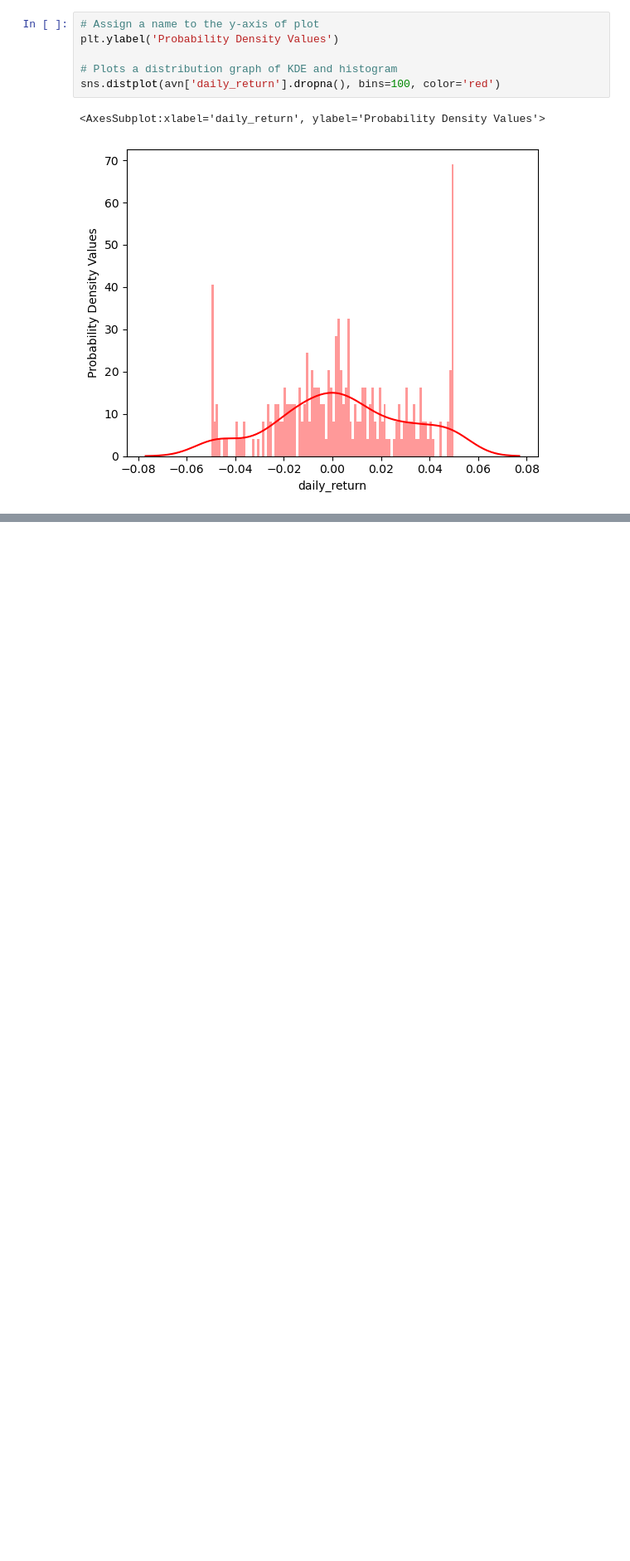
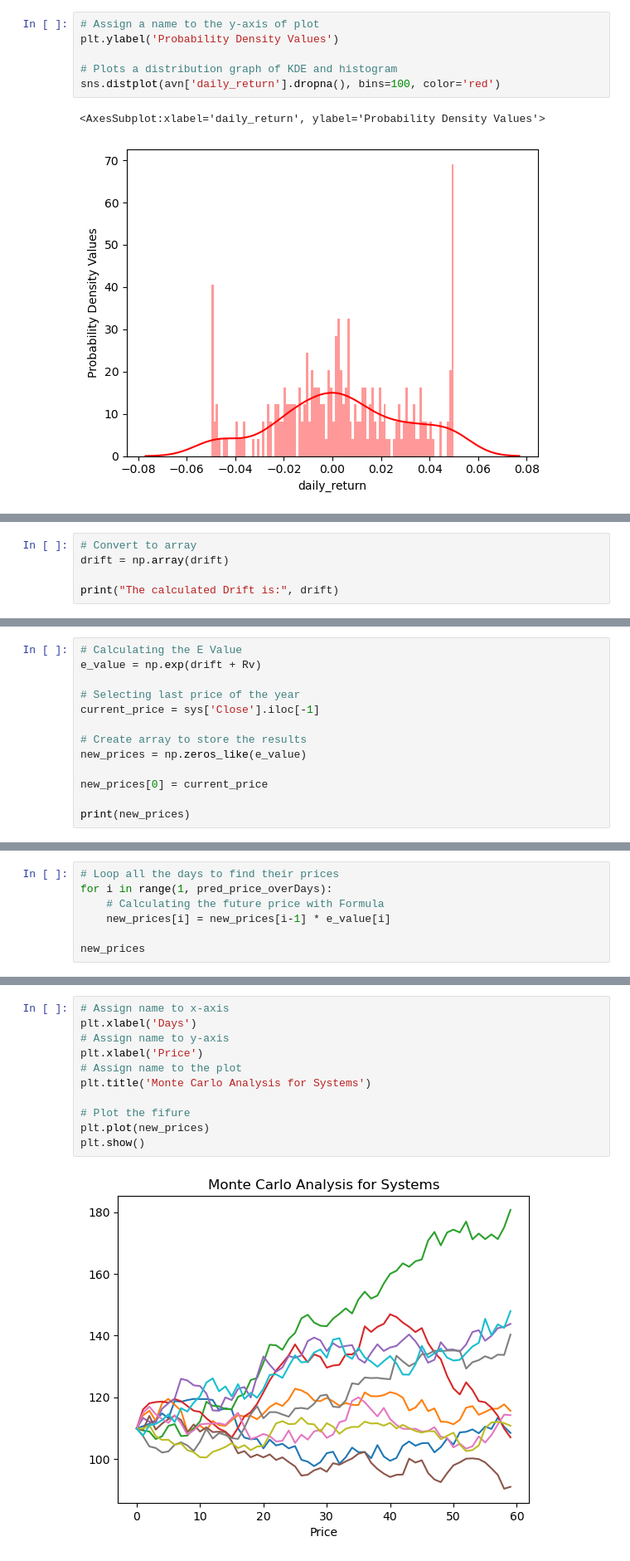
Before and after one commit to ZobaerIslam/stockMarketAnalysis, a Jupyter notebook: stock_market_analysis.ipynb, the cells around one changed output, grey strips where cells are left out. Shown at 83% size. Drawn from its saved outputs; the diff is of its cells as text; blank space fills up the shorter version.

Commit message:
predicting future stock behavior and completed this project

```diff
--- a/stock_market_analysis.ipynb
+++ b/stock_market_analysis.ipynb
@@ -502,0 +565,5 @@ It can also be observed that if sorted, the number of values at risk is in the s
+# %%
+# Convert to array
+drift = np.array(drift)
+
+print("The calculated Drift is:", drift)
@@ -502,0 +616,13 @@ It can also be observed that if sorted, the number of values at risk is in the s
+# %%
+# Calculating the E Value
+e_value = np.exp(drift + Rv)
+
+# Selecting last price of the year
+current_price = sys['Close'].iloc[-1]
+
+# Create array to store the results
+new_prices = np.zeros_like(e_value)
+
+new_prices[0] = current_price
+
+print(new_prices)
@@ -502,0 +649,7 @@ It can also be observed that if sorted, the number of values at risk is in the s
+# %%
+# Loop all the days to find their prices
+for i in range(1, pred_price_overDays):
+    # Calculating the future price with Formula
+    new_prices[i] = new_prices[i-1] * e_value[i]
+
+new_prices
@@ -502,0 +685,13 @@ It can also be observed that if sorted, the number of values at risk is in the s
+# %%
+# Assign name to x-axis
+plt.xlabel('Days')
+# Assign name to y-axis
+plt.xlabel('Price')
+# Assign name to the plot
+plt.title('Monte Carlo Analysis for Systems')
+
+# Plot the fifure
+plt.plot(new_prices)
+plt.show()
+# %% [output]
+[figure, added]
```
Also changed, not shown: parts of 64 cells of this notebook.
